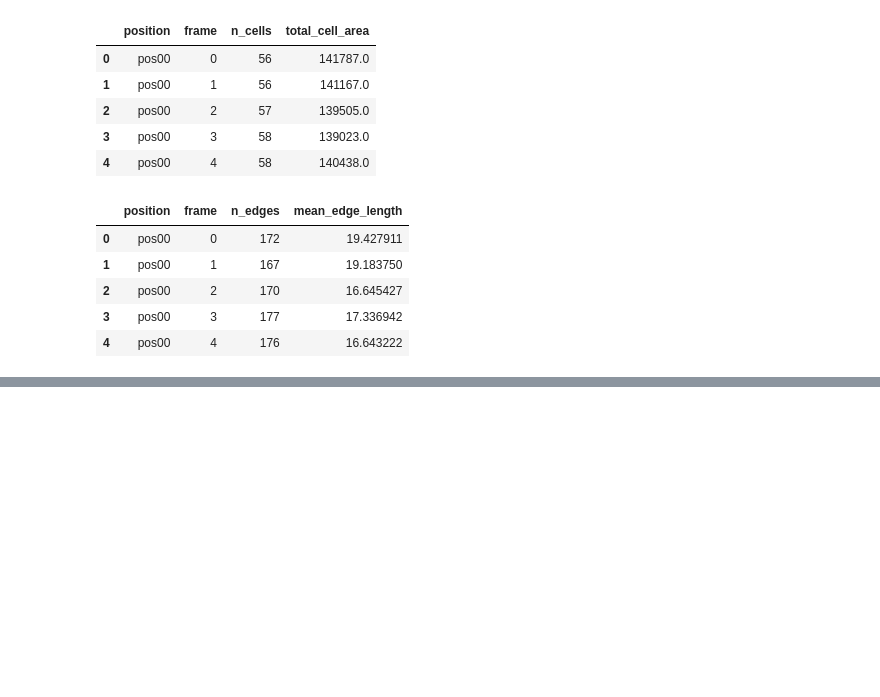
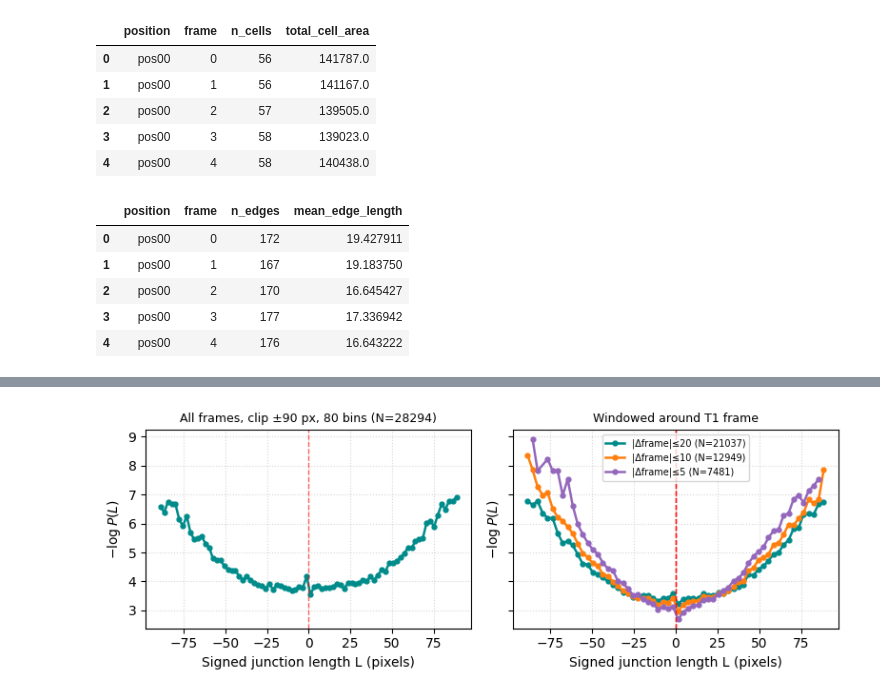
Before and after one commit to ArturRuppel/ITASC, a Jupyter notebook: notebooks/position_analysis_h5_overview.ipynb, the cells around one changed output, grey strips where cells are left out. Saved outputs shown, nothing was run; the diff lists cells and outputs as text; code cells hidden in the pictures; blank space fills up the shorter version.

```diff
--- a/notebooks/position_analysis_h5_overview.ipynb
+++ b/notebooks/position_analysis_h5_overview.ipynb
@@ -1013,0 +1458,43 @@ pos*/4_analysis/position_analysis.h5
+# %%
+import matplotlib.pyplot as plt
+
+def plot_neg_log_p(values: np.ndarray, *, clip: float | None = None,
+                   nbins: int = 80, ax=None, label: str | None = None,
+                   color='darkcyan'):
+    v = values[np.isfinite(values)]
+    if clip is not None:
+        v = v[np.abs(v) <= clip]
+    if v.size < 10:
+        print(f'too few samples ({v.size})'); return
+    lo = -clip if clip is not None else v.min()
+    hi = +clip if clip is not None else v.max()
+    edges_ = np.linspace(lo, hi, nbins + 1)
+    counts, edges_ = np.histogram(v, bins=edges_)
+    p_ = counts / v.size
+    centers = 0.5 * (edges_[:-1] + edges_[1:])
+    mask = p_ > 0
+    if ax is None:
+        fig, ax = plt.subplots(figsize=(3.4, 2.8))
+    ax.plot(centers[mask], -np.log(p_[mask]), '-o', lw=1.8, ms=3.5,
+            color=color, label=label)
+    ax.axvline(0, color='red', ls='--', lw=1, alpha=0.6)
+    ax.set_xlabel('Signed junction length L (pixels)')
+    ax.set_ylabel(r'$-\log P(L)$')
+    ax.grid(True, ls=':', alpha=0.5)
+    return ax
+
+vals_all = signed_length_samples['signed_length'].to_numpy()
+
+fig, axes = plt.subplots(1, 2, figsize=(8, 3), sharey=True)
+plot_neg_log_p(vals_all, clip=90, nbins=80, ax=axes[0])
+axes[0].set_title(f'All frames, clip ±90 px, 80 bins (N={(np.abs(vals_all)<=90).sum()})', fontsize=9)
+
+for W, color in [(20, 'darkcyan'), (10, 'tab:orange'), (5, 'tab:purple')]:
+    sub = signed_length_samples[signed_length_samples['dframe'].abs() <= W]
+    plot_neg_log_p(sub['signed_length'].to_numpy(), clip=90, nbins=60,
+                   ax=axes[1], label=f'|Δframe|≤{W} (N={len(sub)})', color=color)
+axes[1].set_title('Windowed around T1 frame', fontsize=9)
+axes[1].legend(fontsize=7)
+fig.tight_layout(); plt.show()
+# %% [output]
+[figure, added]
```
Also changed, not shown: parts of 48 cells of this notebook, 3 other files.
